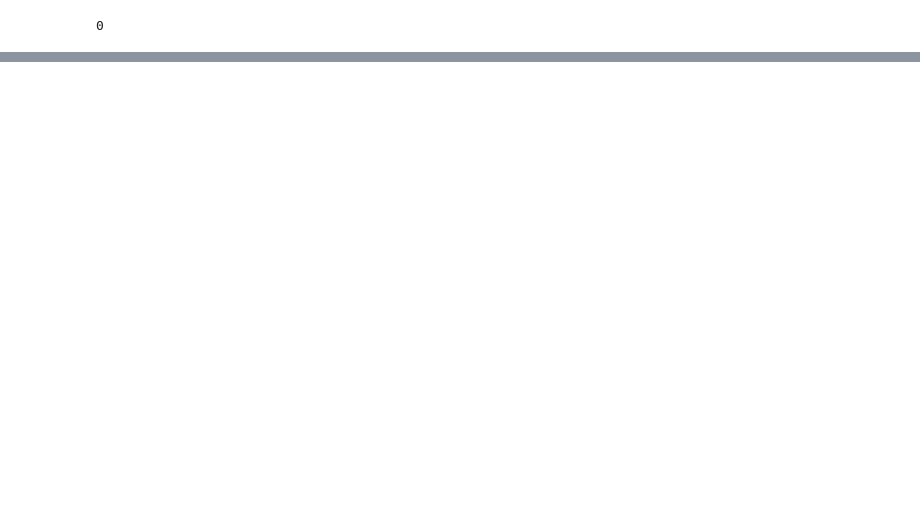
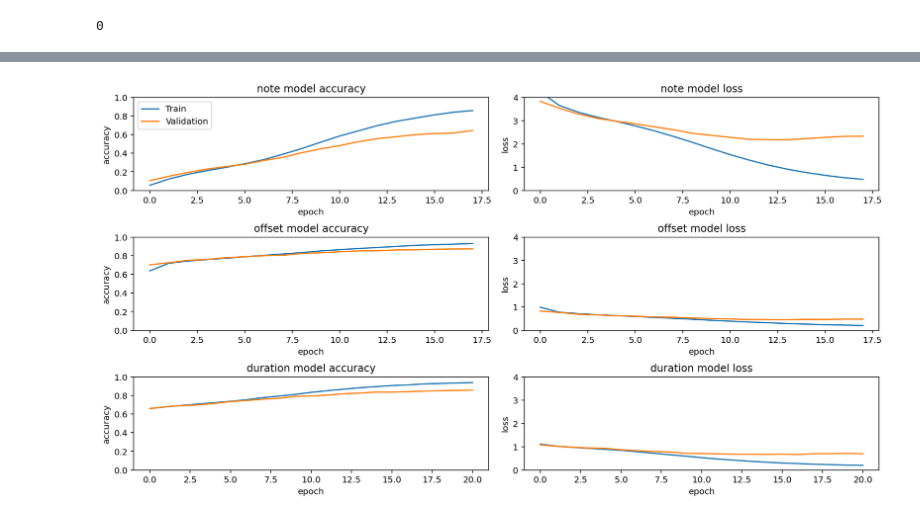
Before and after one commit to MarlonGrandy/LSTMMusicGeneration, a Jupyter notebook: LSTMMusicGenerationPipeline.ipynb, the cells around one changed output, grey strips where cells are left out. Saved outputs shown, nothing was run; the diff lists cells and outputs as text; code cells hidden in the pictures; blank space fills up the shorter version.

```diff
--- a/LSTMMusicGenerationPipeline.ipynb
+++ b/LSTMMusicGenerationPipeline.ipynb
@@ -92,6 +92,17 @@ unique_duration_number = len(list(set(duration_data)))
 unique_durations = sorted(list(set(duration_data)))
 # %%
 def one_hot_encode(vector, all_values):
+   """
+    Summary:
+    Function one hot encodes data.
+
+    Parameters:
+    vector: array to one hot encode
+    all_values: array set of the vector parameter
+
+    Returns:
+    list: one hot encoded data
+   """
   encoded_vectors = []
   int_to_index = dict((c, i) for i, c in enumerate(all_values))
   for i in vector:
@@ -142,6 +184,17 @@ gc.collect()
 0
 # %%
 def make_model(input_shape,output_shape):
+  """
+    Summary:
+    Defines and compiles the LSTM model
+
+    Parameters:
+    input_shape: LSTM input shape
+    output_shape: LSTM output nshape
+
+    Returns:
+    Keras Model: Compiled Model
+   """
   model = Sequential()
   model.add(CuDNNLSTM(512,input_shape=input_shape,return_sequences=False))
   model.add(Dropout(0.25))
@@ -159,5 +213,6 @@ model_notes = make_model(input_shape = (segment_length,unique_note_number), outp
 model_offsets = make_model(input_shape = (segment_length,unique_offset_number), output_shape = unique_offset_number)
 model_durations = make_model(input_shape = (segment_length,unique_duration_number), output_shape = unique_duration_number)
 # %%
-my_callbacks = [tf.keras.callbacks.EarlyStopping(patience=2)]
+#defines callabcks for training
+my_callbacks = [tf.keras.callbacks.EarlyStopping(patience=4)]
 # %%
@@ -187,3 +281,25 @@ history_duration = model_durations.fit(X_train_dur,y_train_dur,epochs=150, valid
+# %%
+#plotting model results
+plt.subplot(3,2,1)
+plt.plot(history_note.history['accuracy']);plt.plot(history_note.history['val_accuracy']);plt.title('note model accuracy');plt.ylabel('accuracy');plt.xlabel('epoch');plt.legend(['Train', 'Validation'], loc='upper left');plt.ylim(0,1)
+plt.subplot(3,2,2)
+plt.plot(history_note.history['loss']);plt.plot(history_note.history['val_loss']);plt.title('note model loss');plt.ylabel('loss');plt.xlabel('epoch');plt.ylim(0,4)
+plt.subplot(3,2,3)
+plt.plot(history_offset.history['accuracy']);plt.plot(history_offset.history['val_accuracy']);plt.title('offset model accuracy');plt.ylabel('accuracy');plt.xlabel('epoch');plt.ylim(0,1)
+plt.subplot(3,2,4)
+plt.plot(history_offset.history['loss']);plt.plot(history_offset.history['val_loss']);plt.title('offset model loss');plt.ylabel('loss');plt.xlabel('epoch');plt.ylim(0,4)
+plt.subplot(3,2,5)
+plt.plot(history_duration.history['accuracy']);plt.plot(history_duration.history['val_accuracy']);plt.title('duration model accuracy');plt.ylabel('accuracy');plt.xlabel('epoch');plt.ylim(0,1)
+plt.subplot(3,2,6)
+plt.plot(history_duration.history['loss']);plt.plot(history_duration.history['val_loss']);plt.title('duration model loss');plt.ylabel('loss');plt.xlabel('epoch');plt.ylim(0,4)
+plt.subplots_adjust(left=0,
+                    bottom=0,
+                    right=2.0,
+                    top=1.5,
+                    wspace=0.1,
+                    hspace=0.5)
+# %% [output]
+[figure, added]
 # %%
 def sample(preds, temperature=1.0):
     """Helper function to sample an index from a probability array."""
```
Also changed, not shown: parts of 17 cells of this notebook.
